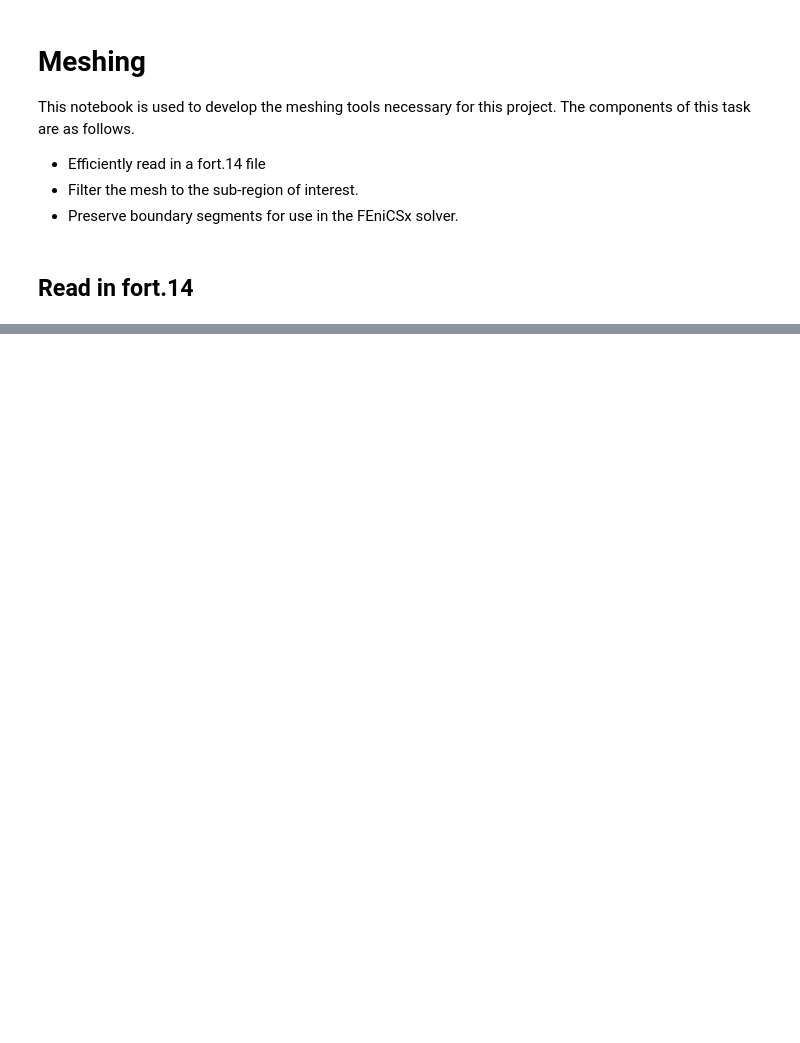
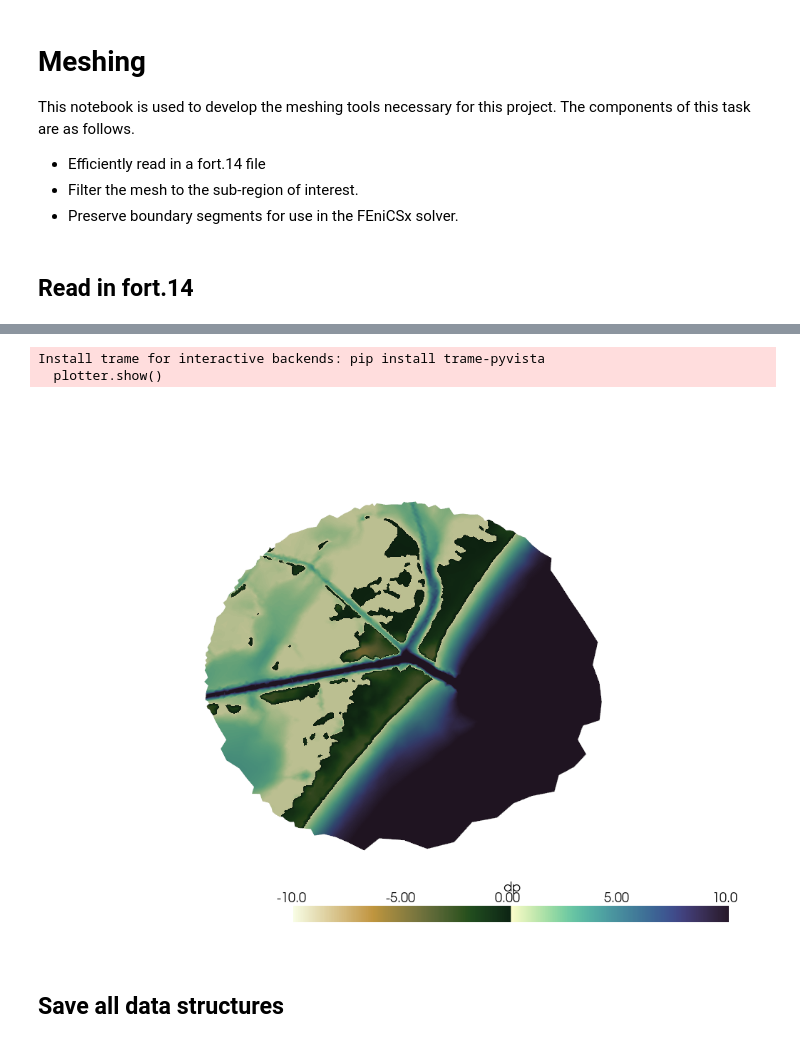
Before and after one commit to ashtonvcole/TracerPost, a Jupyter notebook: examples/02_mesh/meshing.ipynb, the cells around one changed output, grey strips where cells are left out. Cells and saved outputs as stored; diff of their text form; code cells hidden in the pictures; blank space fills up the shorter version.

```diff
--- a/examples/02_mesh/meshing.ipynb
+++ b/examples/02_mesh/meshing.ipynb
@@ -372,0 +34,17 @@ Install trame for interactive backends: pip install "pyvista[jupyter]"
+# %%
+# The center of a circular filter
+# Location of Port Aransas
+pa_lon = -97.0611 # deg
+pa_lat = 27.8339 # deg
+radius_earth = 6371.0 # km
+arcradius_main = 10.0 # km
+arcradius_interp = arcradius_main + 2.0 # km, for dp/eta/v
+# %%
+# Define a filter callable
+filter_main = lambda lon, lat: np.deg2rad(at.geometry.central_angle(
+    pa_lon,
+    pa_lat,
+    lon,
+    lat,
+    use_deg=True
+)) * radius_earth < arcradius_main
@@ -372,0 +116,9 @@ Install trame for interactive backends: pip install "pyvista[jupyter]"
+# %%
+# Define simple triangular mesh from the coordinates and elements
+ufl_tri = ufl.Mesh(basix.ufl.element('Lagrange', 'triangle', 1, shape=(2,)))
+domain = dx.mesh.create_mesh(
+    MPI.COMM_WORLD,
+    cells=mesh_main.elements,
+    x=mesh_main.coordinates,
+    e=ufl_tri
+)
@@ -372,0 +140,21 @@ Install trame for interactive backends: pip install "pyvista[jupyter]"
+# %%
+# Visualization to check
+topology, cell_types, geometry = dx.plot.vtk_mesh(V)
+grid = pv.UnstructuredGrid(topology, cell_types, geometry)
+grid.point_data['dp'] = dp.x.array.real
+plotter = pv.Plotter()
+plotter.add_mesh(
+    grid,
+    scalars='dp',
+    cmap=cmocean.cm.topo.reversed(),
+    clim=[-10.0, 10.0],
+    show_edges=False
+)
+plotter.view_xy()
+plotter.show()
+# %% [output]
+Install trame for interactive backends: pip install trame-pyvista
+  plotter.show()
+[figure, added]
+# %% [markdown]
+## Save all data structures
```
Also changed, not shown: parts of 49 cells of this notebook, 2 other files.
